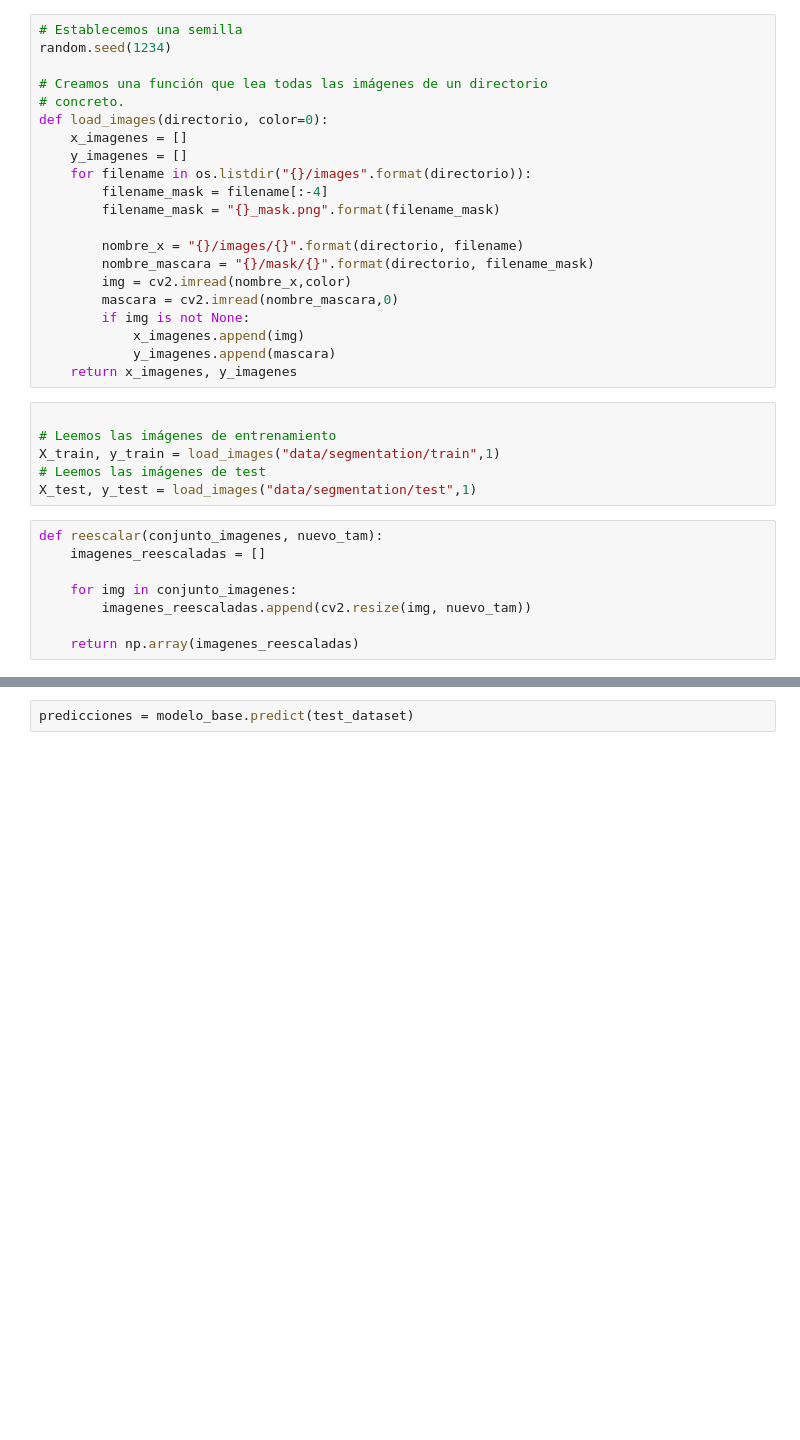
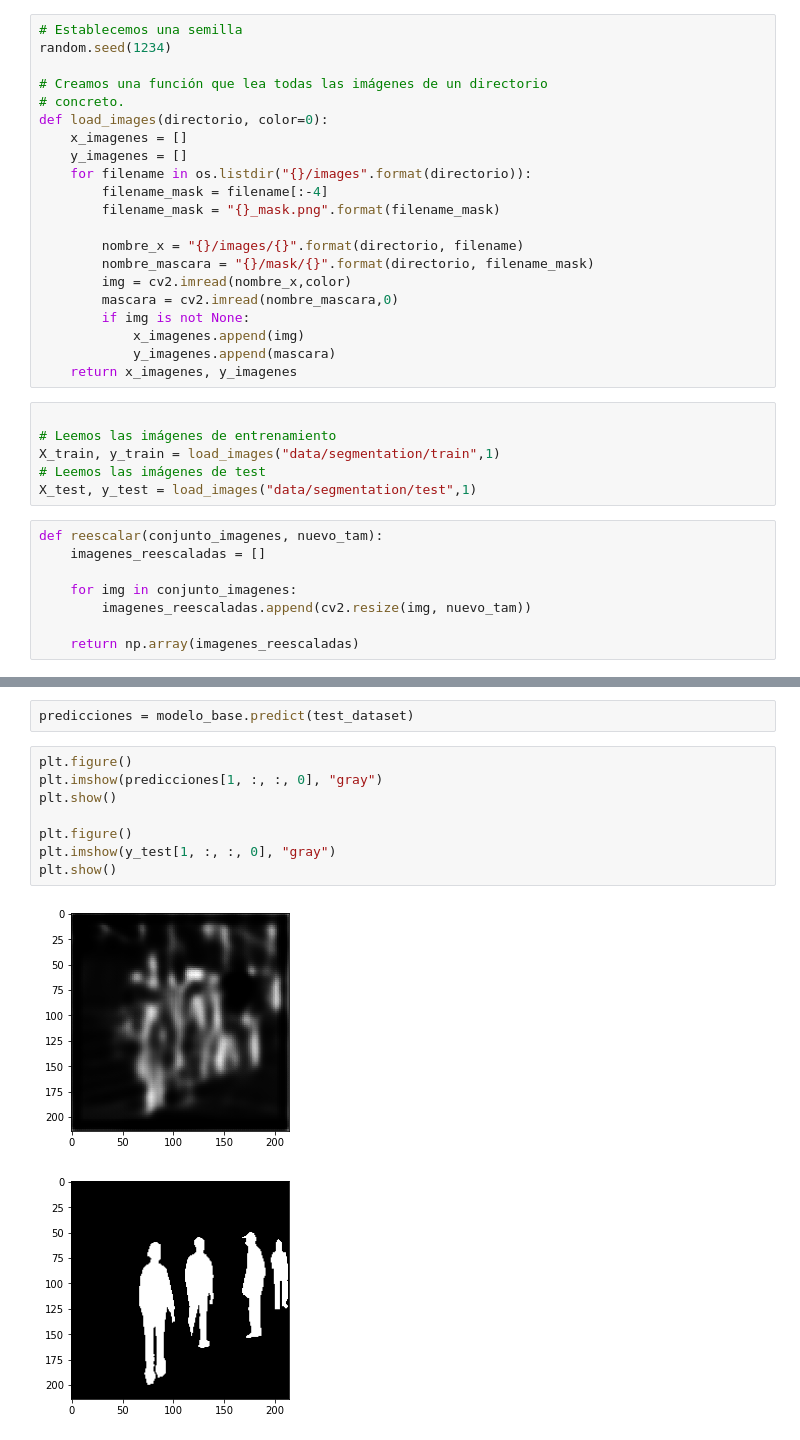
Before and after one commit to Juane99/VC_TEORIA_DATCOM, a Jupyter notebook: segmentation.ipynb, the cells around one changed output, grey strips where cells are left out. Saved outputs shown, nothing was run; the diff lists cells and outputs as text; blank space fills up the shorter version.

```diff
--- a/segmentation.ipynb
+++ b/segmentation.ipynb
@@ -198,5 +221,16 @@ KeyboardInterrupt:
-# %%
-predicciones = modelo_base.predict(test_dataset)
+# %%
+predicciones = modelo_base.predict(test_dataset)
+# %%
+plt.figure()
+plt.imshow(predicciones[1, :, :, 0], "gray")
+plt.show()
+
+plt.figure()
+plt.imshow(y_test[1, :, :, 0], "gray")
+plt.show()
+# %% [output]
+[figure, added]
+[figure, added]
 # %%
 
 plt.figure()
```
Also changed, not shown: parts of 15 cells of this notebook.
